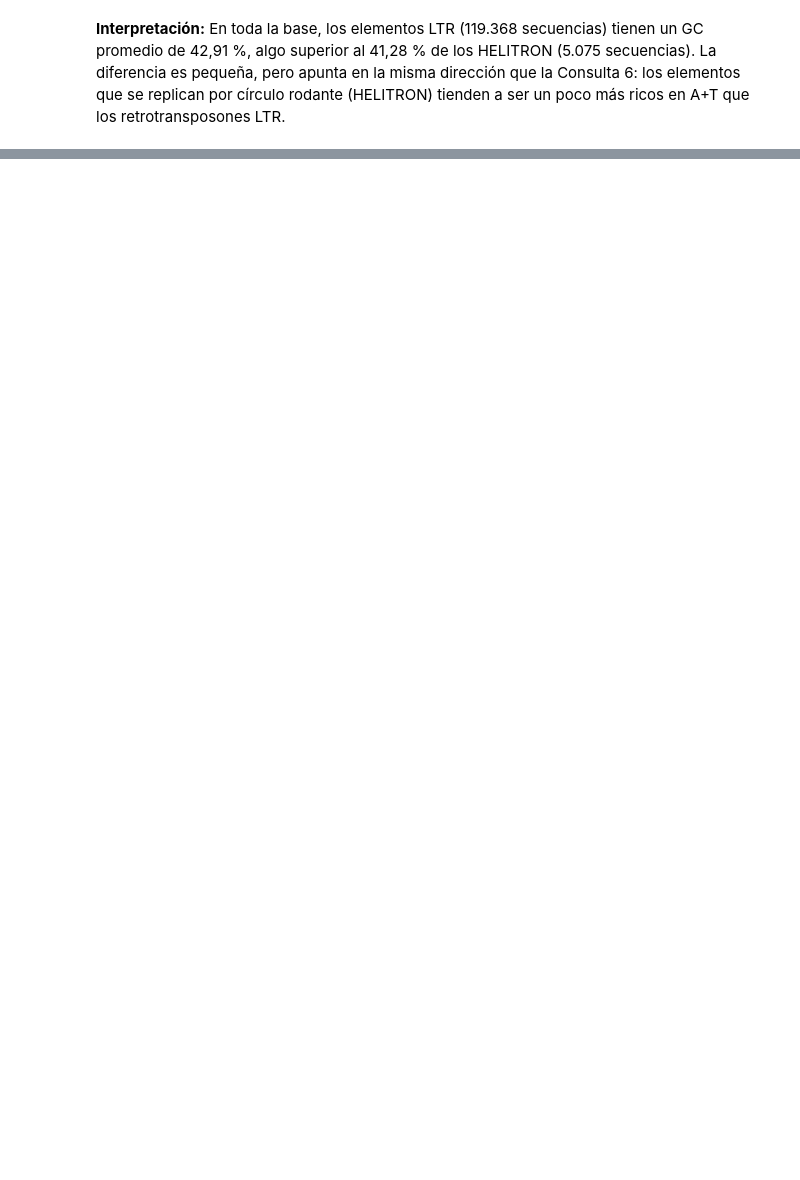
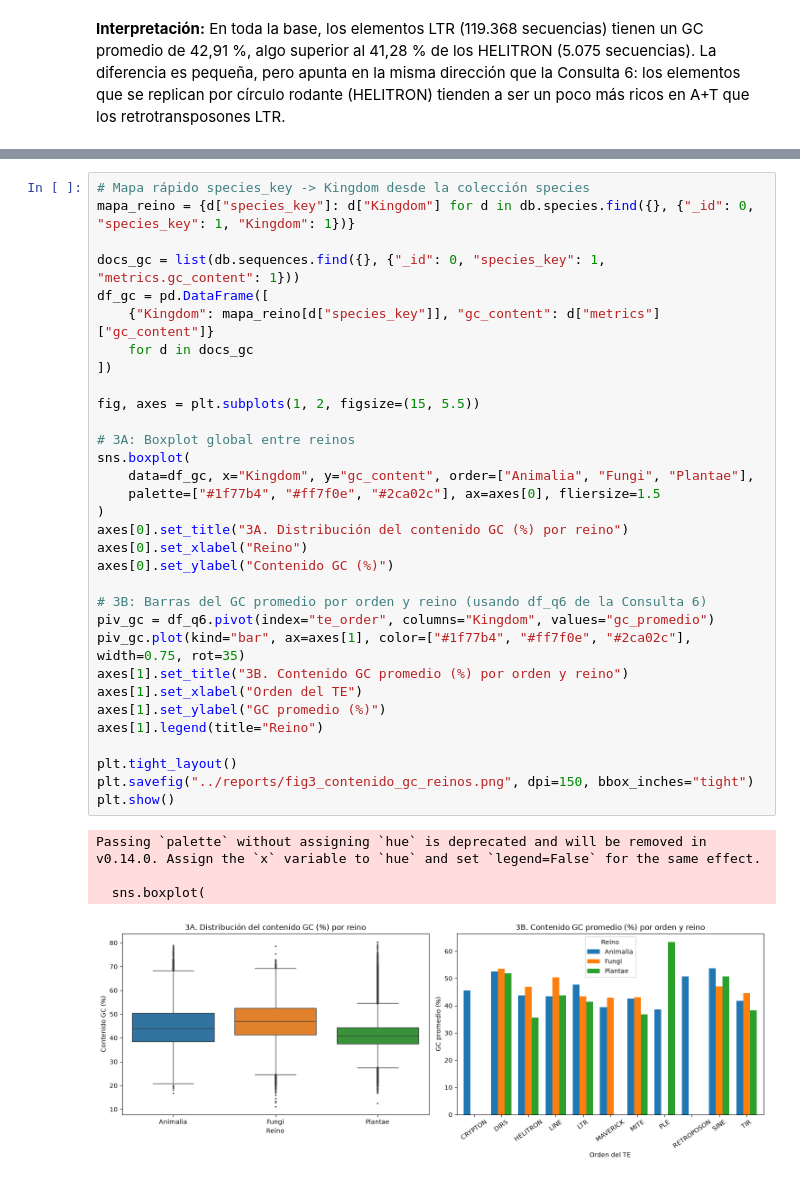
Before and after one commit to JuanSebastianLopez15/Corte2Proyecto, a Jupyter notebook: notebooks/07_consultas_y_bibliotecas.ipynb, the cells around one changed output, grey strips where cells are left out. Drawn from its saved outputs; the diff is of its cells as text; blank space fills up the shorter version.

```diff
--- a/notebooks/07_consultas_y_bibliotecas.ipynb
+++ b/notebooks/07_consultas_y_bibliotecas.ipynb
@@ -786,0 +861,37 @@ display(pd.DataFrame(list(db.sequences.aggregate(pipeline_q17))))
+# %%
+# Mapa rápido species_key -> Kingdom desde la colección species
+mapa_reino = {d["species_key"]: d["Kingdom"] for d in db.species.find({}, {"_id": 0, "species_key": 1, "Kingdom": 1})}
+
+docs_gc = list(db.sequences.find({}, {"_id": 0, "species_key": 1, "metrics.gc_content": 1}))
+df_gc = pd.DataFrame([
+    {"Kingdom": mapa_reino[d["species_key"]], "gc_content": d["metrics"]["gc_content"]}
+    for d in docs_gc
+])
+
+fig, axes = plt.subplots(1, 2, figsize=(15, 5.5))
+
+# 3A: Boxplot global entre reinos
+sns.boxplot(
+    data=df_gc, x="Kingdom", y="gc_content", order=["Animalia", "Fungi", "Plantae"],
+    palette=["#1f77b4", "#ff7f0e", "#2ca02c"], ax=axes[0], fliersize=1.5
+)
+axes[0].set_title("3A. Distribución del contenido GC (%) por reino")
+axes[0].set_xlabel("Reino")
+axes[0].set_ylabel("Contenido GC (%)")
+
+# 3B: Barras del GC promedio por orden y reino (usando df_q6 de la Consulta 6)
+piv_gc = df_q6.pivot(index="te_order", columns="Kingdom", values="gc_promedio")
+piv_gc.plot(kind="bar", ax=axes[1], color=["#1f77b4", "#ff7f0e", "#2ca02c"], width=0.75, rot=35)
+axes[1].set_title("3B. Contenido GC promedio (%) por orden y reino")
+axes[1].set_xlabel("Orden del TE")
+axes[1].set_ylabel("GC promedio (%)")
+axes[1].legend(title="Reino")
+
+plt.tight_layout()
+plt.savefig("../reports/fig3_contenido_gc_reinos.png", dpi=150, bbox_inches="tight")
+plt.show()
+# %% [output]
+Passing `palette` without assigning `hue` is deprecated and will be removed in v0.14.0. Assign the `x` variable to `hue` and set `legend=False` for the same effect.
+
+  sns.boxplot(
+[figure, added]
```
Also changed, not shown: parts of 15 cells of this notebook, 4 other files.
